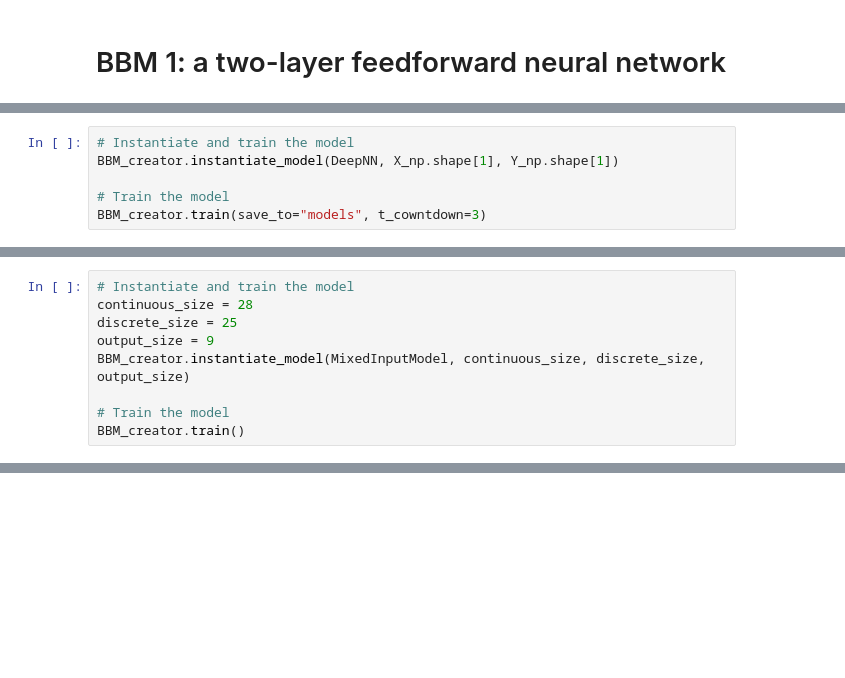
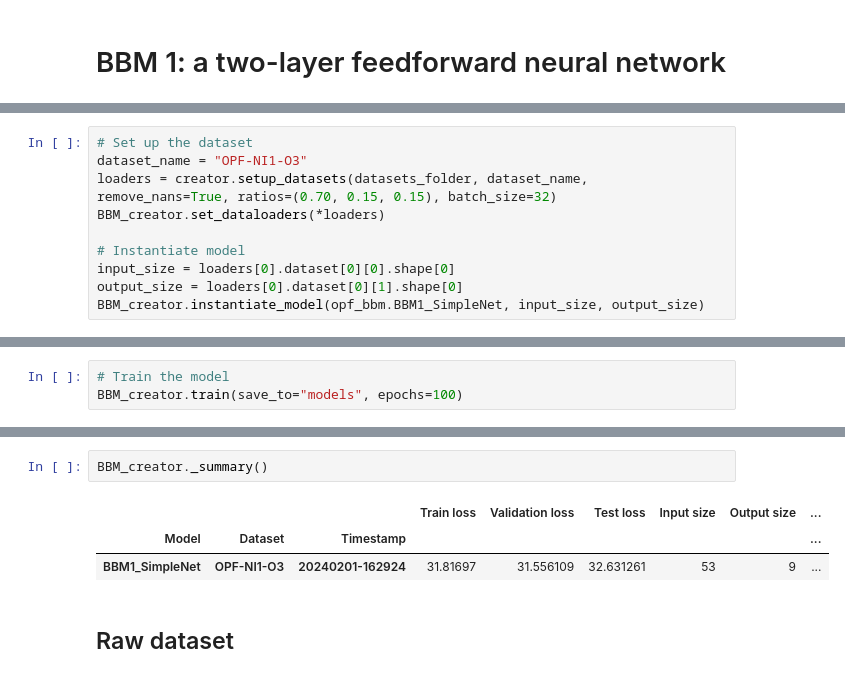
Before and after one commit to jpfutalef/IPTLC_BBMs, a Jupyter notebook: OPF_BBMs.ipynb, the cells around one changed output, grey strips where cells are left out. Cells and saved outputs as stored; diff of their text form; blank space fills up the shorter version.

```diff
--- a/OPF_BBMs.ipynb
+++ b/OPF_BBMs.ipynb
@@ -586,6 +57,0 @@ class DeepNN(nn.Module):
-# %%
-# Instantiate and train the model
-BBM_creator.instantiate_model(DeepNN, X_np.shape[1], Y_np.shape[1])
-
-# Train the model
-BBM_creator.train(save_to="models", t_cowntdown=3)
@@ -677,9 +57,0 @@ class MixedInputModel(nn.Module):
-# %%
-# Instantiate and train the model
-continuous_size = 28
-discrete_size = 25
-output_size = 9
-BBM_creator.instantiate_model(MixedInputModel, continuous_size, discrete_size, output_size)
-
-# Train the model
-BBM_creator.train()
@@ -687,0 +60,10 @@ AttributeError: 'MixedInputModel' object has no attribute 'name'
+# %%
+# Set up the dataset
+dataset_name = "OPF-NI1-O3"
+loaders = creator.setup_datasets(datasets_folder, dataset_name, remove_nans=True, ratios=(0.70, 0.15, 0.15), batch_size=32)
+BBM_creator.set_dataloaders(*loaders)
+
+# Instantiate model
+input_size = loaders[0].dataset[0][0].shape[0]
+output_size = loaders[0].dataset[0][1].shape[0]
+BBM_creator.instantiate_model(opf_bbm.BBM1_SimpleNet, input_size, output_size)
@@ -687,0 +84,3 @@ AttributeError: 'MixedInputModel' object has no attribute 'name'
+# %%
+# Train the model
+BBM_creator.train(save_to="models", epochs=100)
@@ -687,0 +95,8 @@ AttributeError: 'MixedInputModel' object has no attribute 'name'
+# %%
+BBM_creator._summary()
+# %% [output]
+|  |  |  | Train loss | Validation loss | Test loss | Input size | Output size | ... |
+| Model | Dataset | Timestamp |  |  |  |  |  | ... |
+| BBM1_SimpleNet | OPF-NI1-O3 | 20240201-162924 | 31.81697 | 31.556109 | 32.631261 | 53 | 9 | ... |
+# %% [markdown]
+## Raw dataset
```
Also changed, not shown: parts of 59 cells of this notebook, 7 other files.
